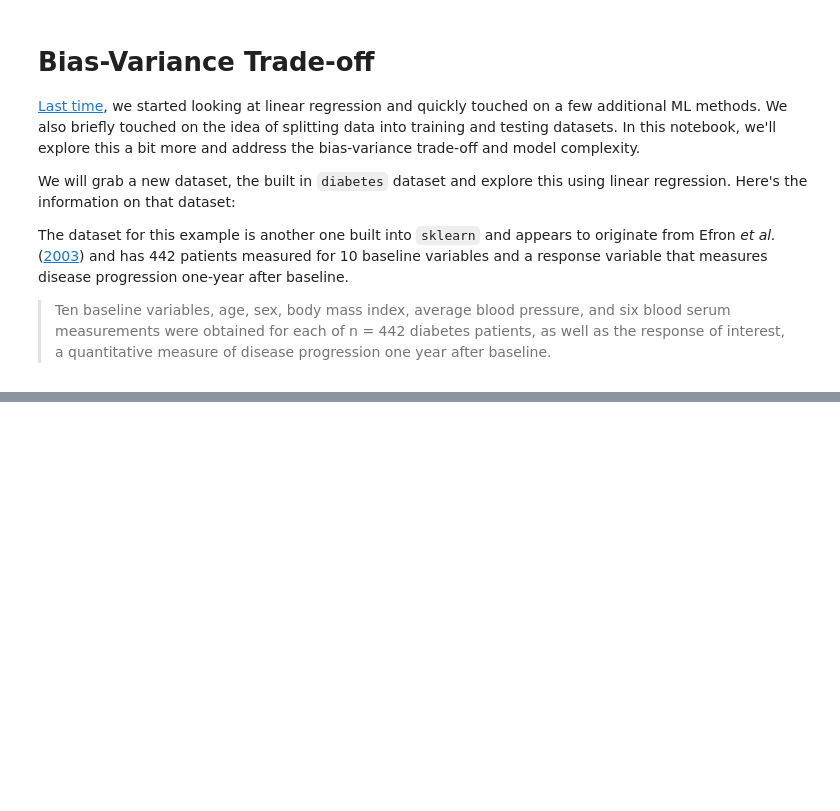
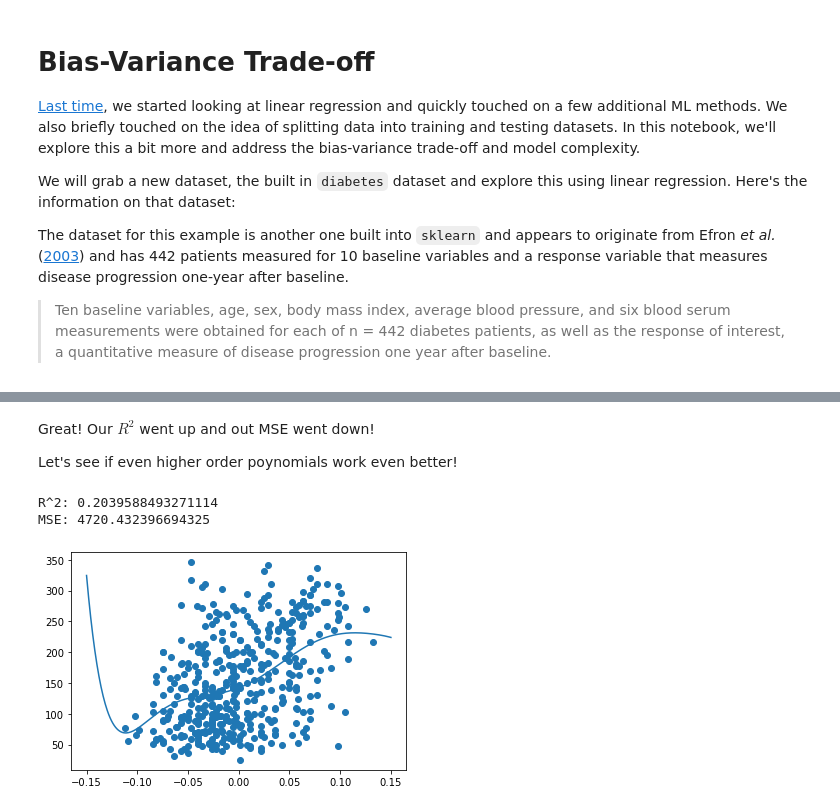
Before and after one commit to AIBiology/Jupyter_Content, a Jupyter notebook: teach_08_Bias_variance_tradeoff.ipynb, the cells around one changed output, grey strips where cells are left out. Saved outputs shown, nothing was run; the diff lists cells and outputs as text; code cells hidden in the pictures; blank space fills up the shorter version.

```diff
--- a/teach_08_Bias_variance_tradeoff.ipynb
+++ b/teach_08_Bias_variance_tradeoff.ipynb
@@ -17,0 +98,17 @@ ModuleNotFoundError: No module named 'seaborn'
+# %% [markdown]
+Great! Our $R^2$ went up and out MSE went down!
+
+Let's see if even higher order poynomials work even better!
+# %%
+model = Pipeline([
+    ('poly', PolynomialFeatures(degree=7)),
+    ('linreg', LinearRegression(fit_intercept=False))
+])
+
+model.fit(X_bp,y_diabetes)
+
+check_model(model, X_bp, y_diabetes)
+# %% [output]
+R^2: 0.2039588493271114
+MSE: 4720.432396694325
+[figure, added]
```
Also changed, not shown: parts of 22 cells of this notebook.
